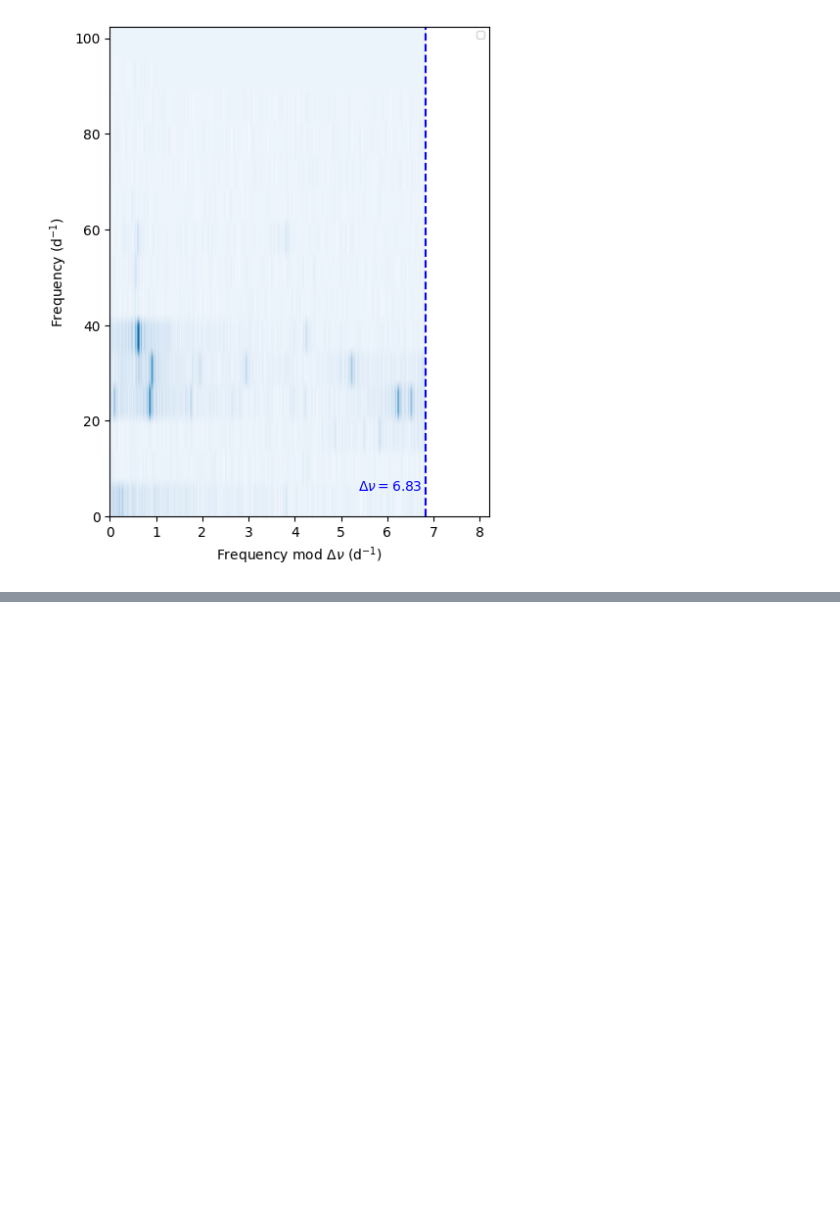
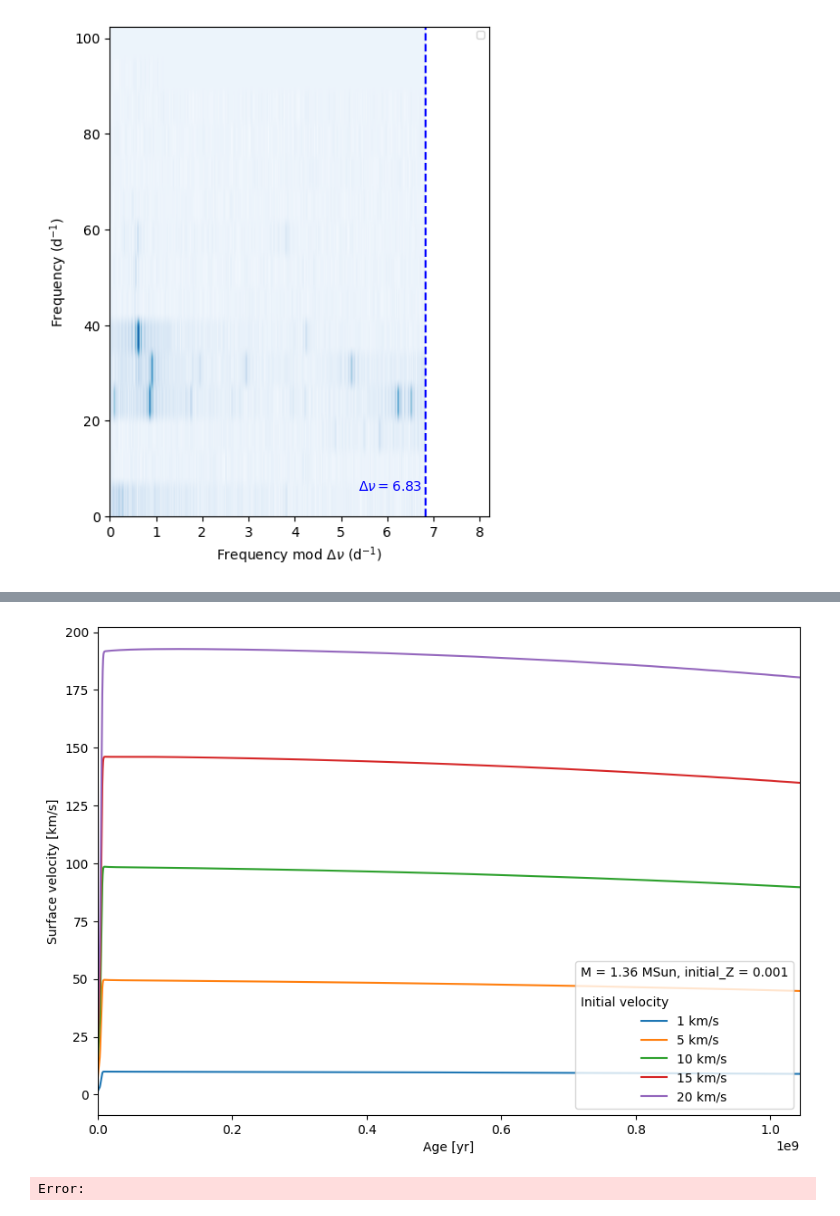
Before and after one commit to gautam-404/MESA-local, a Jupyter notebook: notebook.ipynb, the cells around one changed output, grey strips where cells are left out. Drawn from its saved outputs; the diff is of its cells as text; code cells hidden in the pictures; blank space fills up the shorter version.

```diff
--- a/notebook.ipynb
+++ b/notebook.ipynb
@@ -157,0 +163,22 @@ plt.show()
+# %%
+t1, v_surf1 = get_velocity("histories2/history_1.data")
+t2, v_surf2 = get_velocity("histories2/history_2.data")
+t3, v_surf3 = get_velocity("histories2/history_3.data")
+t4, v_surf4 = get_velocity("histories2/history_4.data")
+t5, v_surf5 = get_velocity("histories2/history_5.data")
+
+plt.figure(figsize=(10,7))
+plt.plot(t1, v_surf1, label=f"{round(v_surf1[0])} km/s")
+plt.plot(t2, v_surf2, label=f"{round(v_surf2[0])} km/s")
+plt.plot(t3, v_surf3, label=f"{round(v_surf3[0])} km/s")
+plt.plot(t4, v_surf4, label=f"{round(v_surf4[0])} km/s")
+plt.plot(t5, v_surf5, label=f"{round(v_surf5[0])} km/s")
+plt.xlabel("Age [yr]")
+plt.ylabel("Surface velocity [km/s]")
+plt.xlim(0, t1[-10])
+# plt.ylim(0, 100)
+plt.legend(title="M = 1.36 MSun, initial_Z = 0.001\n\nInitial velocity", loc='lower right')
+plt.show()
+# %% [output]
+[figure, added]
+Error:
```
Also changed, not shown: parts of 2 cells of this notebook, 2 other files.
